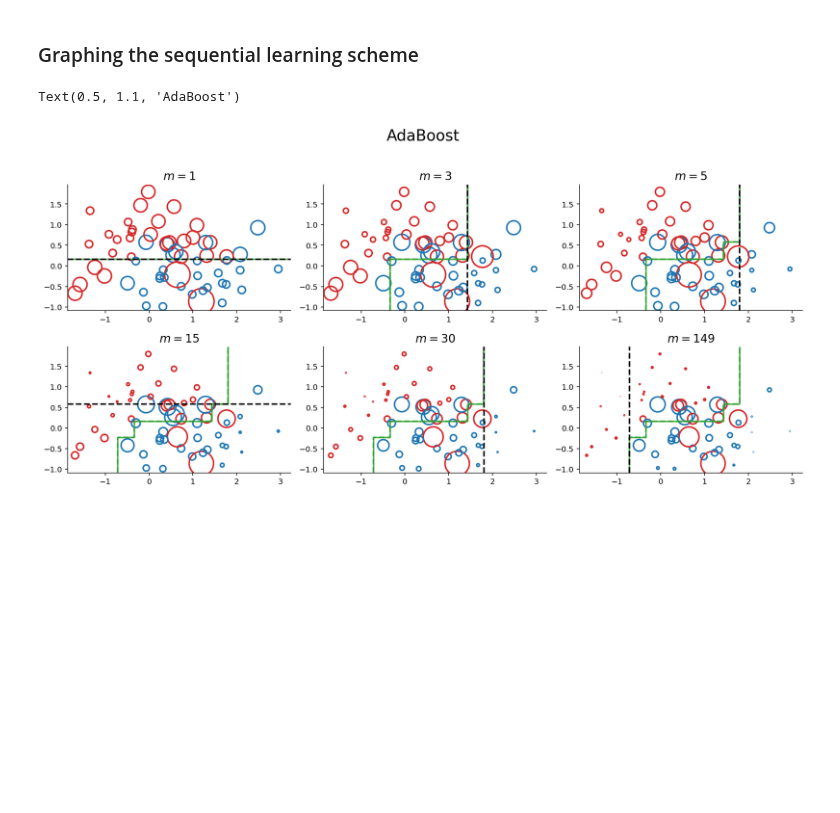
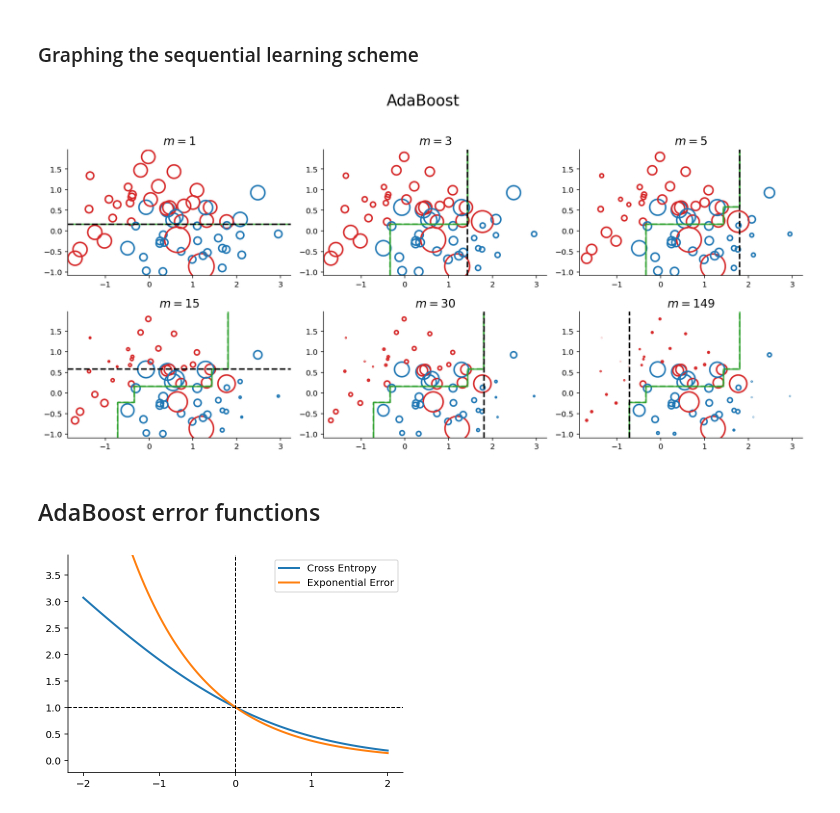
Before and after one commit to gerdm/prml, a Jupyter notebook: chapter14/boosting.ipynb, the cells around one changed output. Drawn from its saved outputs; the diff is of its cells as text; code cells hidden in the pictures; blank space fills up the shorter version.

Commit message:
mod ch14: add error comparisson graph in boosting; fix bugs

```diff
--- a/chapter14/boosting.ipynb
+++ b/chapter14/boosting.ipynb
@@ -171,7 +171,11 @@ plt.title("AdaBoost Estimation", fontsize=15);
 ### Graphing the sequential learning scheme
 # %%
 n_base_learners = 149
-
+params = {
+    "linestyle": "--",
+    "linewidth": 2,
+    "color": "black"
+}
 n_learners = [1, 3, 5, 15, 30, 149]
 fig, ax = plt.subplots(2, 3, figsize=(14, 6))
 ax = ax.ravel()
@@ -201,7 +205,23 @@ for n_base_learners, axi in zip(n_learners, ax):
     axi.set_title(rf"$m={n_base_learners}$", fontsize=15);
 
 plt.tight_layout()
-plt.suptitle("AdaBoost", y=1.1, fontsize=20)
+plt.suptitle("AdaBoost", y=1.1, fontsize=20);
 # %% [output]
-Text(0.5, 1.1, 'AdaBoost')
 [figure]
+# %% [markdown]
+## AdaBoost error functions
+# %%
+xrange = np.linspace(-2, 2, 100)
+x_entropy = np.log(1 + np.exp(-xrange))
+exp_error = np.exp(-xrange)
+
+plt.plot(xrange, x_entropy / np.log(2), label="Cross Entropy", linewidth=2)
+plt.plot(xrange, exp_error, label="Exponential Error", linewidth=2)
+plt.legend()
+plt.axhline(y=1, c="black", linewidth=1, linestyle="--")
+plt.axvline(x=0, c="black", linewidth=1, linestyle="--")
+y_low, y_up = plt.ylim()
+plt.ylim(y_low, y_up * 0.5)
+plt.xticks([-2, -1, 0, 1, 2]);
+# %% [output]
+[figure, added]
```
Also changed, not shown: parts of 2 cells of this notebook.
